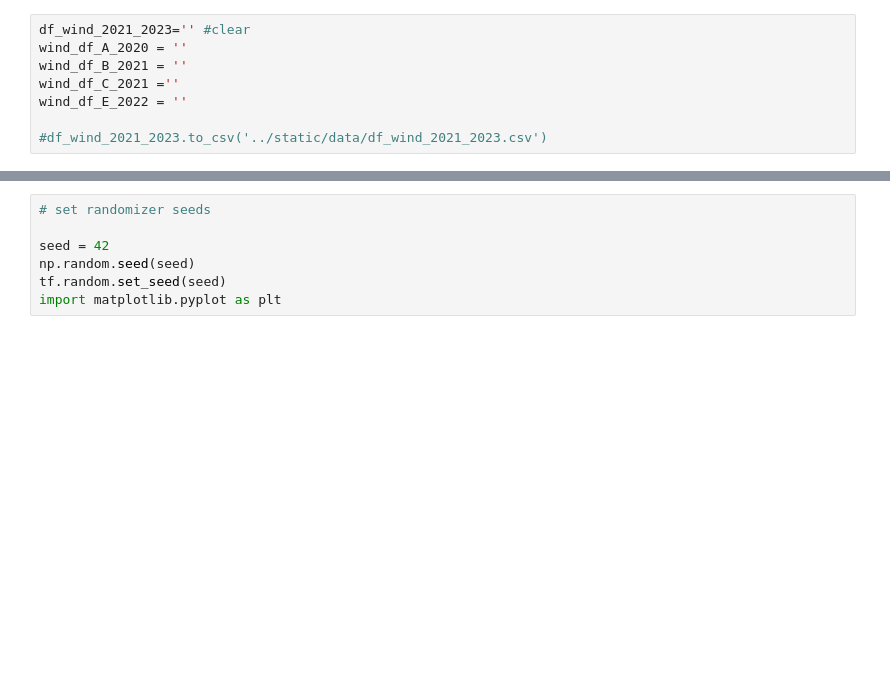
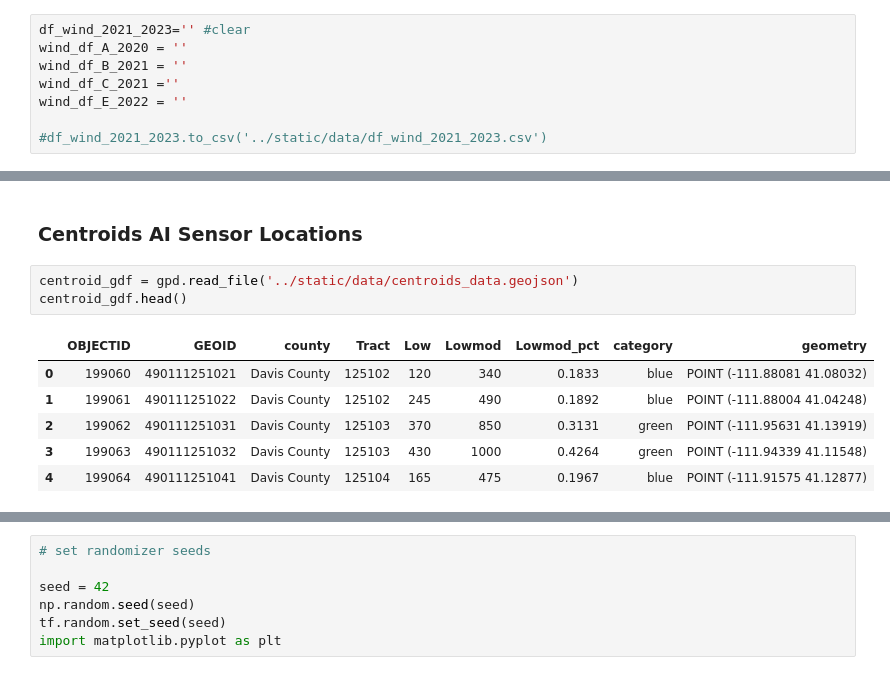
Before and after one commit to jaredfeldman/AI4AQ, a Jupyter notebook: flask_app/jupyter/sensor_ai_generator.ipynb, the cells around one changed output, grey strips where cells are left out. Cells and saved outputs as stored; diff of their text form; blank space fills up the shorter version.

```diff
--- a/flask_app/jupyter/sensor_ai_generator.ipynb
+++ b/flask_app/jupyter/sensor_ai_generator.ipynb
@@ -233,0 +264,12 @@ df_sensors['date'] = pd.to_datetime(df['date'], format='%m/%d/%y')
+# %% [markdown]
+### Centroids AI Sensor Locations
+# %%
+centroid_gdf = gpd.read_file('../static/data/centroids_data.geojson')
+centroid_gdf.head()
+# %% [output]
+|  | OBJECTID | GEOID | county | Tract | Low | Lowmod | Lowmod_pct | category | geometry |
+| 0 | 199060 | 490111251021 | Davis County | 125102 | 120 | 340 | 0.1833 | blue | POINT (-111.88081 41.08032) |
+| 1 | 199061 | 490111251022 | Davis County | 125102 | 245 | 490 | 0.1892 | blue | POINT (-111.88004 41.04248) |
+| 2 | 199062 | 490111251031 | Davis County | 125103 | 370 | 850 | 0.3131 | green | POINT (-111.95631 41.13919) |
+| 3 | 199063 | 490111251032 | Davis County | 125103 | 430 | 1000 | 0.4264 | green | POINT (-111.94339 41.11548) |
+| 4 | 199064 | 490111251041 | Davis County | 125104 | 165 | 475 | 0.1967 | blue | POINT (-111.91575 41.12877) |
```
Also changed, not shown: parts of 32 cells of this notebook, 3 other files.
